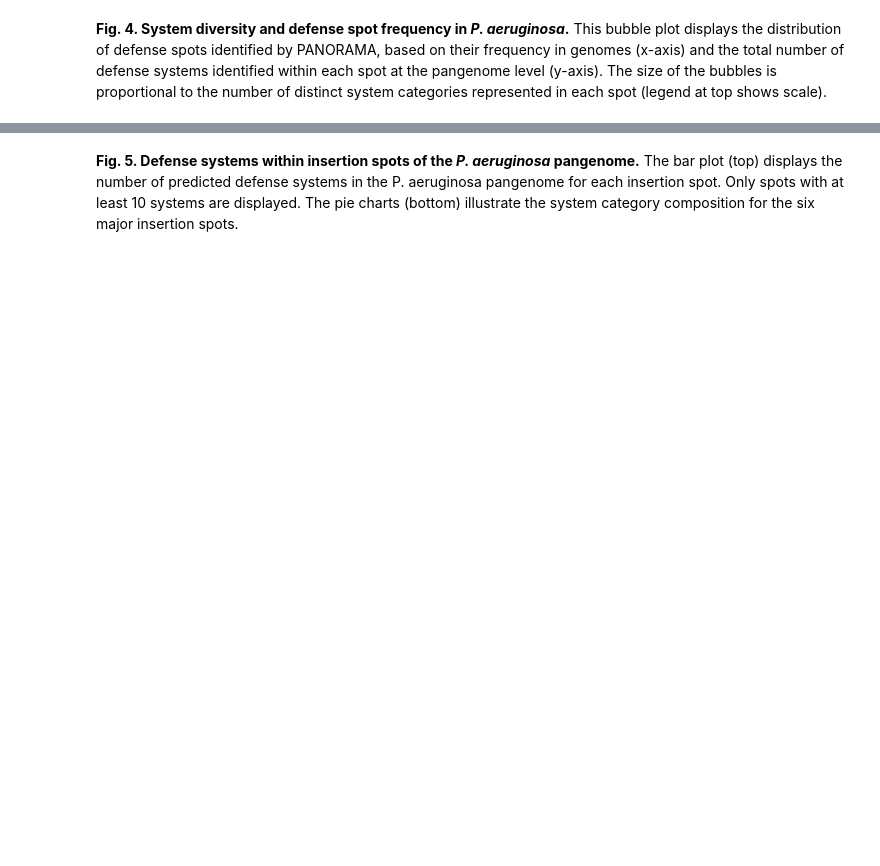
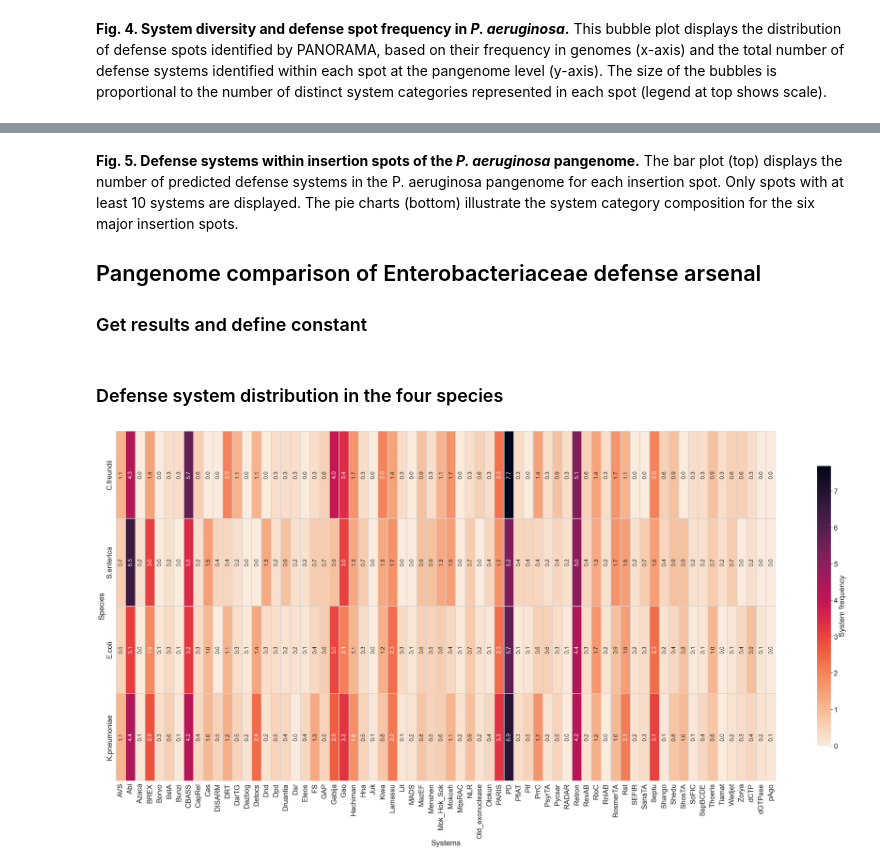
Before and after one commit to jpjarnoux/PANORAMA_article, a Jupyter notebook: main.ipynb, the cells around one changed output, grey strips where cells are left out. Saved outputs shown, nothing was run; the diff lists cells and outputs as text; code cells hidden in the pictures; blank space fills up the shorter version.

Commit message:
Generate figure 6

```diff
--- a/main.ipynb
+++ b/main.ipynb
@@ -223,3 +225,56 @@ plot_spots_and_pies(systems_data, field='system category', nb_cols=NB_COLS,
 **Fig. 5. Defense systems within insertion spots of the *P. aeruginosa* pangenome.** The bar plot (top) displays the
 number of predicted defense systems in the P. aeruginosa pangenome for each insertion spot. Only spots with at least 10
 systems are displayed. The pie charts (bottom) illustrate the system category composition for the six major insertion spots.
+
+## Pangenome comparison of Enterobacteriaceae defense arsenal
+
+### Get results and define constant
+# %%
+# Determine the number of available CPUs for multiprocessing
+ENTEROBACTERIACEAE = Path("DATA/Enterobacteriaceae/")
+# %% [markdown]
+### Defense system distribution in the four species
+# %%
+from sources.heatmap import load_system_data, generate_heatmap
+
+data = load_system_data(ENTEROBACTERIACEAE)
+params = {
+    'linecolor': 'lightgray',
+    'linewidths': 1,
+    "cmap": 'rocket_r',
+    "xticklabels": True,
+    "yticklabels": True
+}
+
+# Generate heatmap for normalized system frequencies without RM
+data_normalized = data.div(data.sum(axis=0), axis=1) * 100
+data_normalized_no_rm = data_normalized.drop(index="RM")
+generate_heatmap(
+    data_normalized_no_rm,
+    OUTPUT / "heatmap_normalized_sys_no_RM.png",
+    figsize=FIGSIZE,
+    cbar_label="System frequency",
+    annot=True,
+    fmt=".1f",
+    **params
+)
+
+# # Calculate and plot system specificity
+# col_sums = data.sum(axis=0).to_numpy()  # Sum by species (columns)
+# row_sums = data.sum(axis=1).to_numpy()  # Sum by system (rows)
+# total_sum = data.values.sum()  # Total sum
+#
+# # Calculate specificity metric
+# specificity_data = (data.div(col_sums, axis=1)) / (row_sums / total_sum)[:, None]
+# generate_heatmap(
+# 	specificity_data,
+# 	output / "heatmap_system_distribution.png",
+# 	figsize=figsize,
+# 	title="System Specificity Across Species",
+# 	cbar_label="Specificity",
+# 	annot=True,
+# 	fmt=".1f",
+# 	**common_params
+# )
+# %% [output]
+[figure, added]
```
Also changed, not shown: parts of 5 cells of this notebook, 1 other file.
